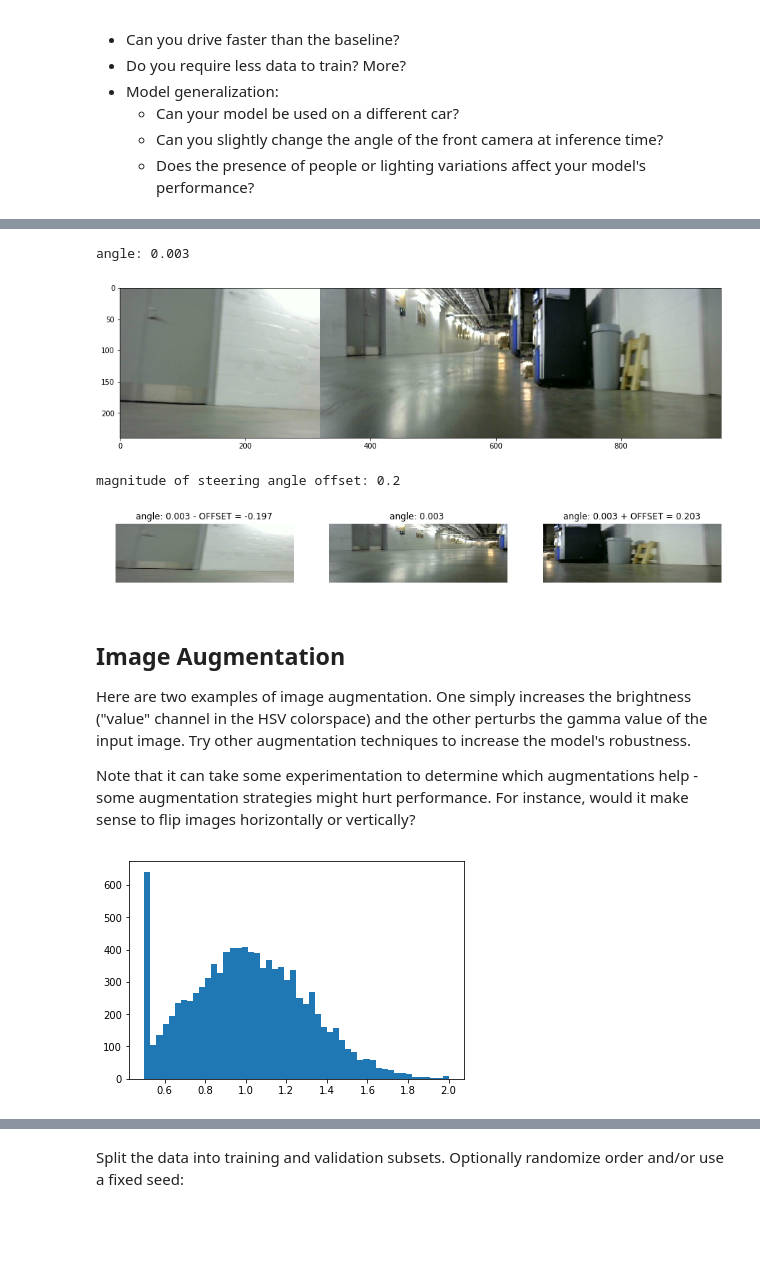
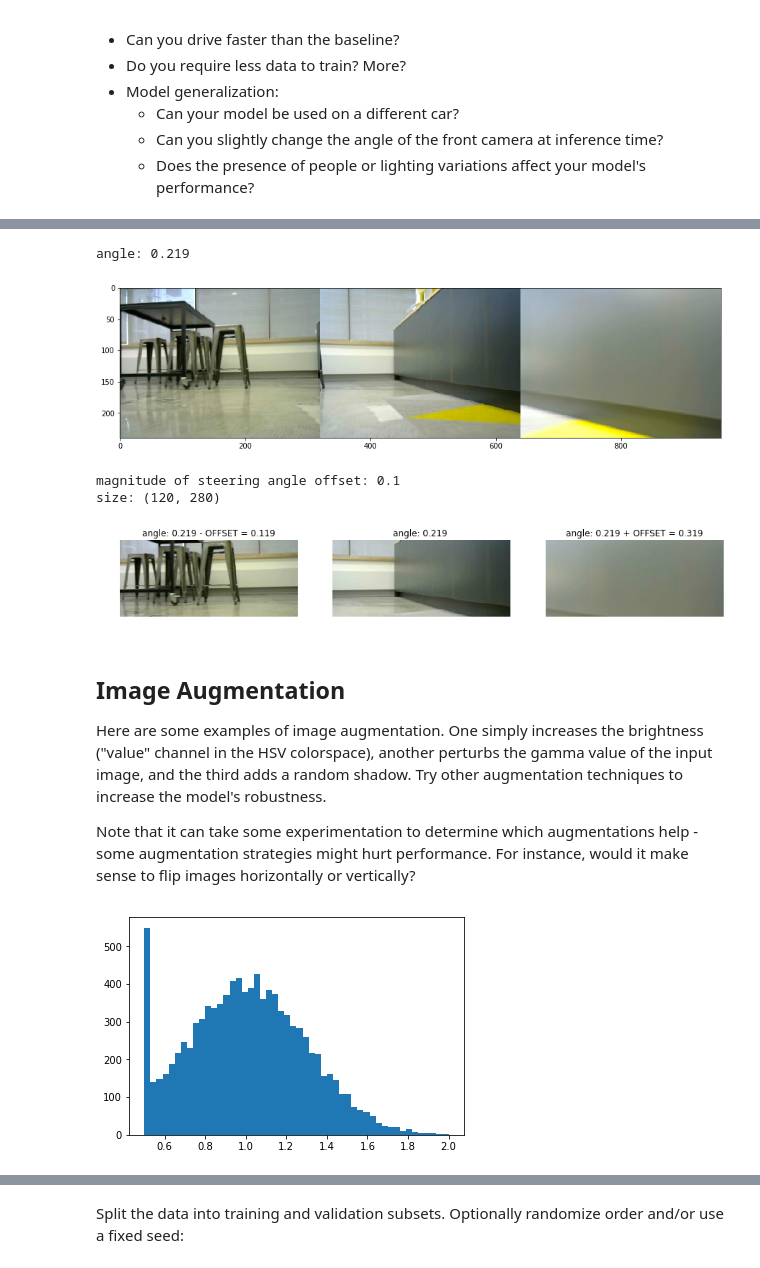
Before and after one commit to mmaz/imitation_learning_lab, a Jupyter notebook: train_RACECAR_pilotnet.ipynb, the cells around one changed output, grey strips where cells are left out. Cells and saved outputs as stored; diff of their text form; code cells hidden in the pictures; blank space fills up the shorter version.

```diff
--- a/train_RACECAR_pilotnet.ipynb
+++ b/train_RACECAR_pilotnet.ipynb
@@ -36,8 +36,8 @@ scp -r racecar@RACECAR_IP:~/imitation_learning_lab/run_DATE ./data_and_models/co
 # %%
 # CSVs from record_RACECAR.py
 
-driving_data = [#  "../data_and_models/collects/run_04_12_17_26/run_04_12_17_26.csv"
-                 "../data_and_models/collects/run_04_12_18_47/run_04_12_18_47.csv"
+driving_data = [ "../data_and_models/collects/run_04_19_17_31/run_04_19_17_31.csv"
+                # ,"../data_and_models/collects/run_04_12_18_47/run_04_12_18_47.csv"
                 # "../data_and_models/collects/run_04_05_16_16/run_04_05_16_16.csv"
                ]
 
@@ -127,8 +127,8 @@ fig, ax = plt.subplots()
 ax.imshow(rgb)
 fig.set_size_inches(15,5);
 # %% [output]
-angle: 0.003
+angle: 0.219
-[figure, old version]
+[figure, new version]
 # %%
 fig, ax = plt.subplots(ncols=3)
 l,c,r = split_lcr(rgb)
@@ -138,6 +138,8 @@ print("magnitude of steering angle offset: {}".format(p.OFFSET_STEERING_ANGLE))
 l = p.preprocess(l)
 c = p.preprocess(c)
 r = p.preprocess(r)
+
+print("size: {}".format(c.shape[:2]))
 
 ax[0].imshow(l)
 ax[1].imshow(c)
@@ -152,12 +154,13 @@ for a in ax.flatten():
     a.axis('off')
 fig.set_size_inches(15,5);
 # %% [output]
-magnitude of steering angle offset: 0.2
+magnitude of steering angle offset: 0.1
+size: (120, 280)
-[figure, old version]
+[figure, new version]
 # %% [markdown]
 ## Image Augmentation
 
-Here are two examples of image augmentation. One simply increases the brightness ("value" channel in the HSV colorspace) and the other perturbs the gamma value of the input image. Try other augmentation techniques to increase the model's robustness.
+Here are some examples of image augmentation. One simply increases the brightness ("value" channel in the HSV colorspace), another perturbs the gamma value of the input image, and the third adds a random shadow. Try other augmentation techniques to increase the model's robustness.
 
 Note that it can take some experimentation to determine which augmentations help - some augmentation strategies might hurt performance. For instance, would it make sense to flip images horizontally or vertically?
 # %%
@@ -165,34 +168,60 @@ def increase_brightness(img):
     # perceptually a bit more uniform than perturb_gamma
     value = np.random.randint(20,60)
     hsv = cv.cvtColor(img, cv.COLOR_BGR2HSV)
     h, s, v = cv.split(hsv)
 
     lim = 255 - value
     v[v > lim] = 255
     v[v <= lim] += value
 
     final_hsv = cv.merge((h, s, v))
     img = cv.cvtColor(final_hsv, cv.COLOR_HSV2BGR)
     return img
 
 def make_random_gamma():
     random_gamma = np.random.normal(1, 0.3)
     random_gamma = np.clip(random_gamma, 0.5, 2)
     return random_gamma
 
 def perturb_gamma(img): # https://stackoverflow.com/a/51174313
     gamma = make_random_gamma()
     invGamma = 1.0 / gamma
     table = np.array([
         ((i / 255.0) ** invGamma) * 255
         for i in np.arange(0, 256)])
     return cv.LUT(img, table.astype(np.uint8))
 
+def random_shadow(image):
+    # source: https://github.com/naokishibuya/car-behavioral-cloning/
+    #         blob/edf20618fddb975c953f06b0549cba8716e27999/utils.py#L84
+    # (x1, y1) and (x2, y2) forms a line
+    # xm, ym gives all the locations of the image
+    x1, y1 = IMAGE_WIDTH * np.random.rand(), 0
+    x2, y2 = IMAGE_WIDTH * np.random.rand(), IMAGE_HEIGHT
+    xm, ym = np.mgrid[0:IMAGE_HEIGHT, 0:IMAGE_WIDTH]
+
+    # mathematically speaking, we want to set 1 below the line and zero otherwise
+    # Our coordinate is up side down.  So, the above the line:
+    # (ym-y1)/(xm-x1) > (y2-y1)/(x2-x1)
+    # as x2 == x1 causes zero-division problem, we'll write it in the below form:
+    # (ym-y1)*(x2-x1) - (y2-y1)*(xm-x1) > 0
+    mask = np.zeros_like(image[:, :, 1])
+    mask[(ym - y1) * (x2 - x1) - (y2 - y1) * (xm - x1) > 0] = 1
+
+    # choose which side should have shadow and adjust saturation
+    cond = mask == np.random.randint(2)
+    s_ratio = np.random.uniform(low=0.7, high=0.9)
+
+    # adjust Saturation in HLS(Hue, Light, Saturation)
+    hls = cv.cvtColor(image, cv.COLOR_BGR2HLS)
+    hls[:, :, 1][cond] = hls[:, :, 1][cond] * s_ratio
+    return cv.cvtColor(hls, cv.COLOR_HLS2BGR)
+
 # visualize the distribution of random gamma perturbations
 rg = [make_random_gamma() for i in range(10000)]
 plt.hist(rg, bins=50);
 # %% [output]
-[figure, old version]
+[figure, new version]
 # %%
 # visualize the effects of augmentation
 q = np.copy(c)
```
Also changed, not shown: parts of 10 cells of this notebook, 4 other files.
